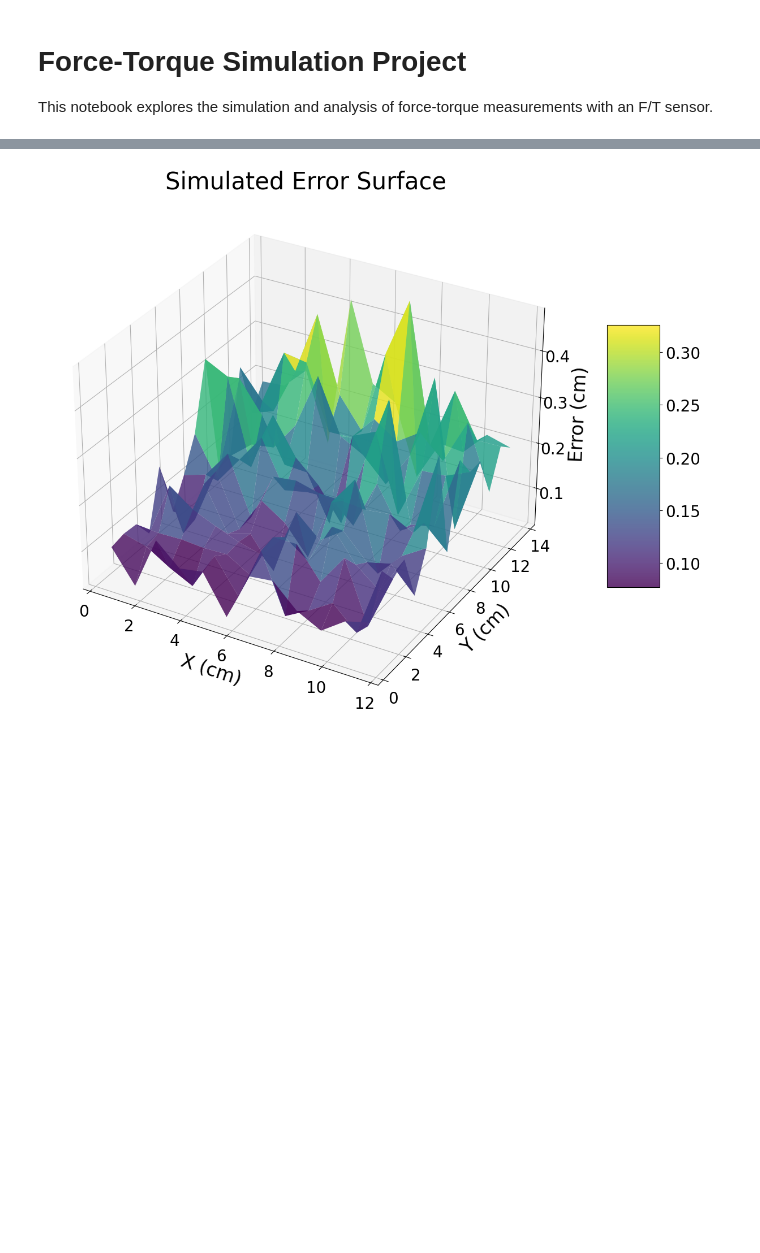
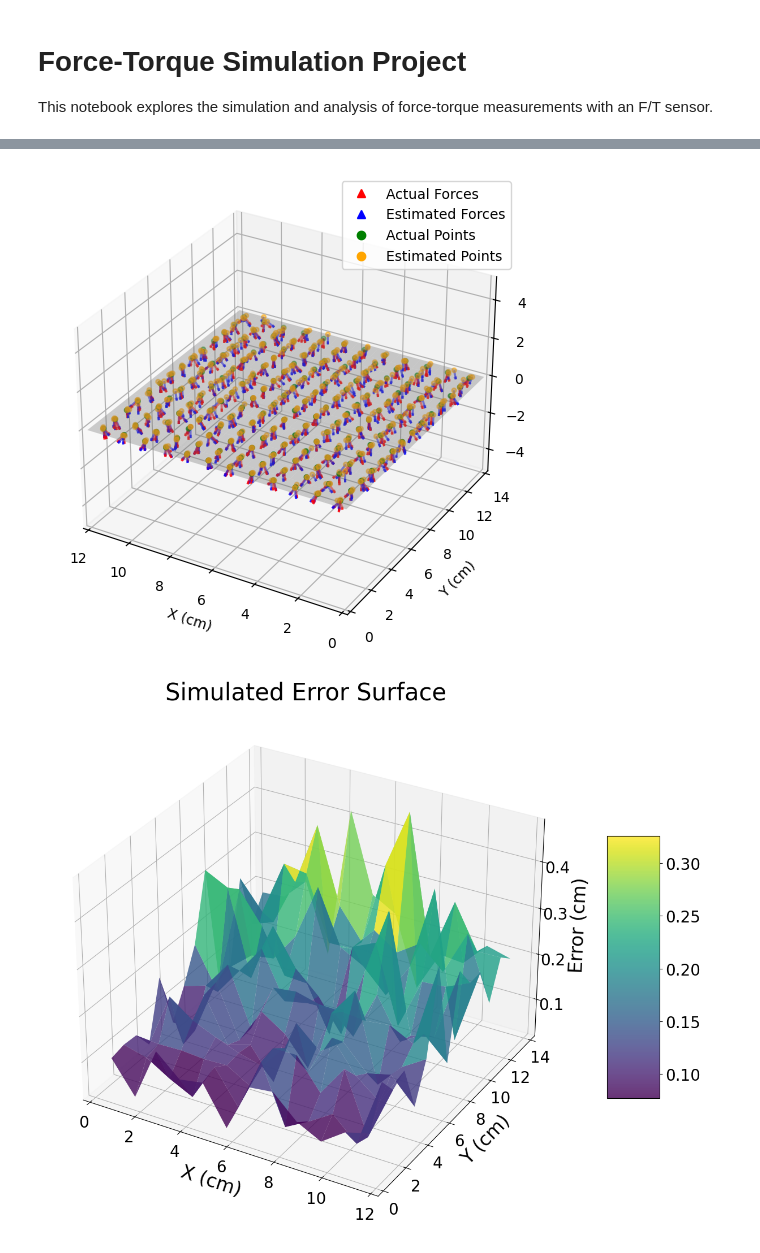
Before and after one commit to rayangdn/virtual_tactile_pad, a Jupyter notebook: ros_ws/src/virtual_tactile_pad/utils/ft_experiments/ft_simulation.ipynb, the cells around one changed output, grey strips where cells are left out. Saved outputs shown, nothing was run; the diff lists cells and outputs as text; code cells hidden in the pictures; blank space fills up the shorter version.

```diff
--- a/ros_ws/src/virtual_tactile_pad/utils/ft_experiments/ft_simulation.ipynb
+++ b/ros_ws/src/virtual_tactile_pad/utils/ft_experiments/ft_simulation.ipynb
@@ -373,3 +395,22 @@ plt.show()
+# %%
+fig = plt.figure(figsize=(5, 5))
+
+# Pinv method plot
+# ax1 = fig.add_subplot(111, projection='3d')
+# plot_forces_and_positions_3d(ax1, grid_points, actual_forces, estimated_forces, estimated_positions_pinv,
+#                    grid_size)
+
+# Constrained method plot
+ax2 = fig.add_subplot(111, projection='3d')
+plot_forces_and_positions_3d(ax2, grid_points, actual_forces, estimated_forces, estimated_positions_constrained,
+                   grid_size)
+
+plt.tight_layout()
+fig.savefig('../../img/projection2.png', dpi=600, bbox_inches='tight', format='png')
+
+plt.show()
+# %% [output]
+[figure, added]
 # %%
 def plot_error_3d(ax, errors, grid_size=(12, 14), title="None"):
     # Calculate average error for each grid point
```
Also changed, not shown: parts of 6 cells of this notebook, 8 other files.
